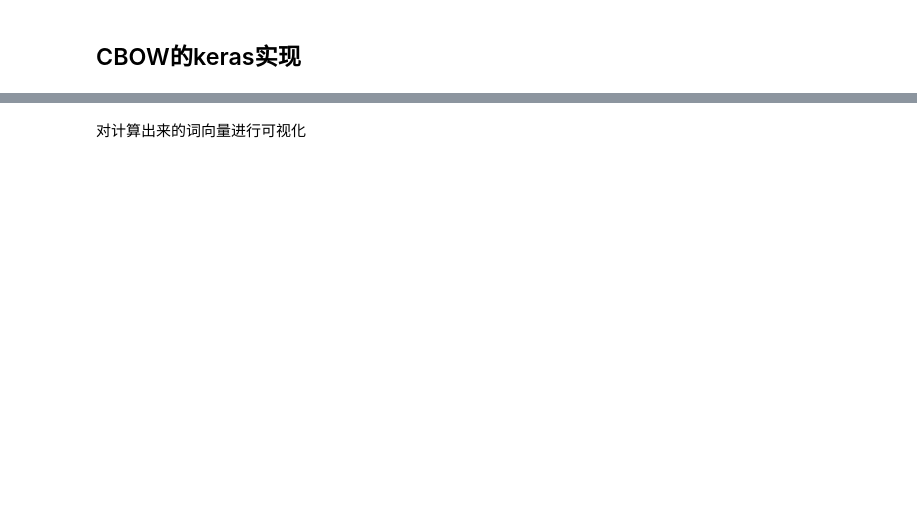
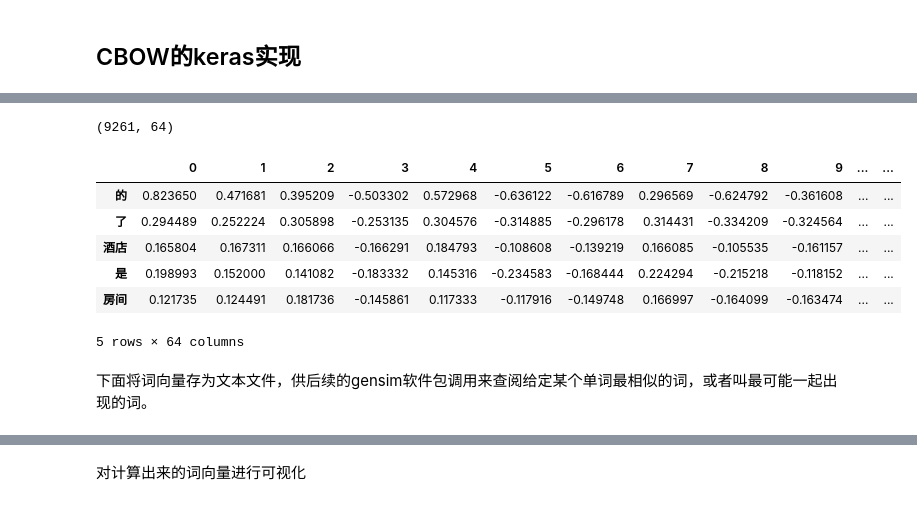
Before and after one commit to xieliaing/keras-practice, a Jupyter notebook: NLP/词向量和词嵌入-Copy1.ipynb, the cells around one changed output, grey strips where cells are left out. Saved outputs shown, nothing was run; the diff lists cells and outputs as text; code cells hidden in the pictures; blank space fills up the shorter version.

Commit message:
updated CBOW

```diff
--- a/NLP/词向量和词嵌入-Copy1.ipynb
+++ b/NLP/词向量和词嵌入-Copy1.ipynb
@@ -1646,0 +832,3 @@ for _ in range(1):
+# %%
+# 步骤 1：使用前面的load_hotel_data函数载入
+documents2, stopword = load_hotel_data();
@@ -1646,0 +911,25 @@ for _ in range(1):
+# %%
+import keras.backend as K
+from keras.models import Sequential
+from keras.layers import Dense, Embedding, Lambda
+
+# 用于模型可视化的函数
+from IPython.display import SVG
+from keras.utils.vis_utils import model_to_dot
+
+# 这些参数已经设置了
+#vocabulary_size = len(tokenizer.word_index)
+#window_size = 2
+
+embedding_size=64
+
+cbow = Sequential()
+cbow.add(Embedding(input_dim=vocabulary_size, output_dim=embedding_size, input_length=window_size*2, name='Embedding'))
+cbow.add(Lambda(lambda x: K.mean(x, axis=1), output_shape=(embedding_size,), name='Lambda'))
+cbow.add(Dense(vocabulary_size, activation='softmax', name='Output'))
+cbow.compile(loss='categorical_crossentropy', optimizer='adadelta')
+
+# 打印模型的基本信息
+print(cbow.summary())
+
+SVG(model_to_dot(cbow, show_shapes=True, show_layer_names=False, rankdir='TB').create(prog='dot', format='svg'))
@@ -1646,0 +954,3 @@ for _ in range(1):
+# %%
+history = cbow.fit_generator(generate_cbow_pairs(corpus=text_sequences, window_size=window_size, vocabulary_size=vocabulary_size),
+                             steps_per_epoch = 1000, epochs = 6)
@@ -1646,0 +970,21 @@ for _ in range(1):
+# %%
+# 获取输入层到隐藏层的权重信息
+cbow_weights = cbow.get_weights()[0]
+# 去掉偏置项
+cbow_weights = cbow_weights[1:]
+print(cbow_weights.shape)
+
+# 存为pandas dataframe
+cbow_weights_df = pd.DataFrame(cbow_weights, index=list(tokenizer.index_word.values())[1:])
+cbow_weights_df.head()
+# %% [output]
+(9261, 64)
+|  | 0 | 1 | 2 | 3 | 4 | 5 | 6 | 7 | 8 | 9 | ... | ... |
+| 的 | 0.823650 | 0.471681 | 0.395209 | -0.503302 | 0.572968 | -0.636122 | -0.616789 | 0.296569 | -0.624792 | -0.361608 | ... | ... |
+| 了 | 0.294489 | 0.252224 | 0.305898 | -0.253135 | 0.304576 | -0.314885 | -0.296178 | 0.314431 | -0.334209 | -0.324564 | ... | ... |
+| 酒店 | 0.165804 | 0.167311 | 0.166066 | -0.166291 | 0.184793 | -0.108608 | -0.139219 | 0.166085 | -0.105535 | -0.161157 | ... | ... |
+| 是 | 0.198993 | 0.152000 | 0.141082 | -0.183332 | 0.145316 | -0.234583 | -0.168444 | 0.224294 | -0.215218 | -0.118152 | ... | ... |
+| 房间 | 0.121735 | 0.124491 | 0.181736 | -0.145861 | 0.117333 | -0.117916 | -0.149748 | 0.166997 | -0.164099 | -0.163474 | ... | ... |
+5 rows × 64 columns
+# %% [markdown]
+下面将词向量存为文本文件，供后续的gensim软件包调用来查阅给定某个单词最相似的词，或者叫最可能一起出现的词。
```
Also changed, not shown: parts of 56 cells of this notebook.
